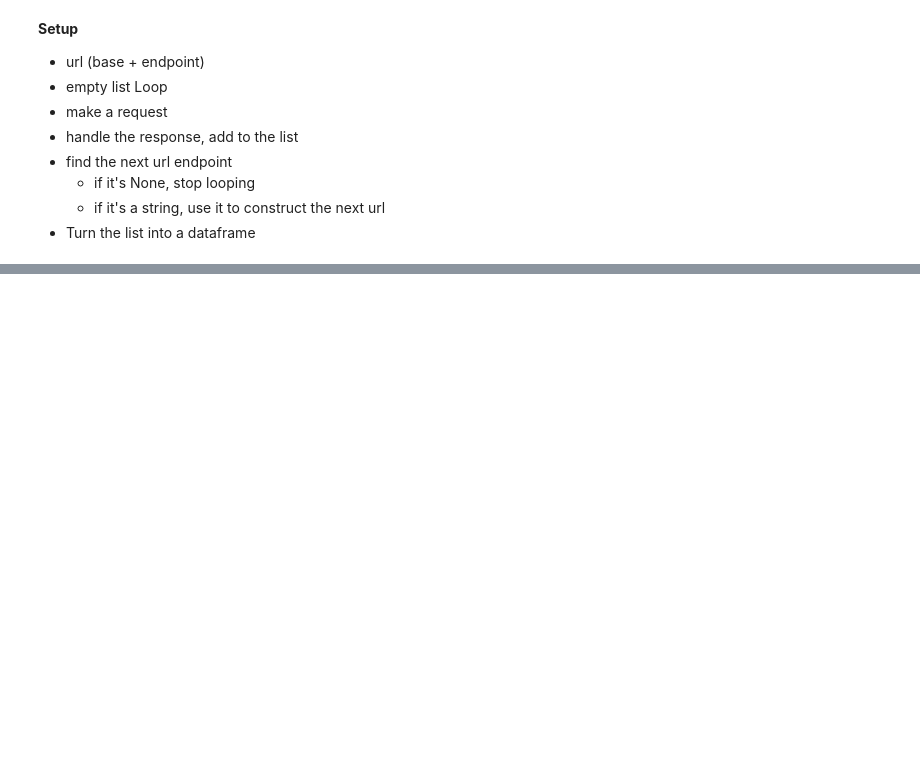
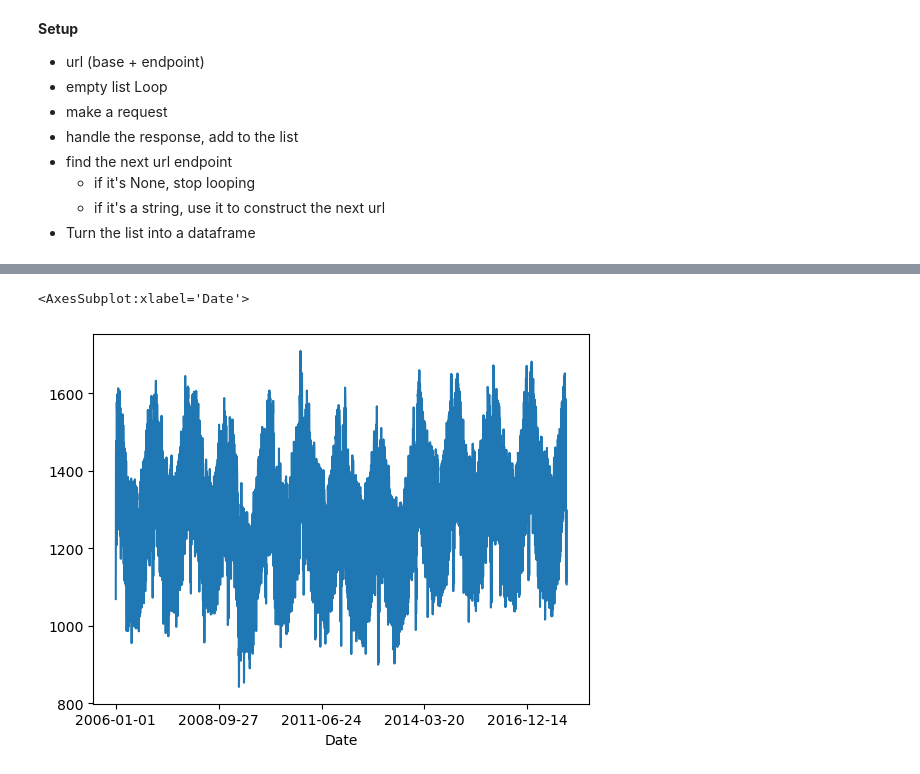
Before and after one commit to lewisalexia/time-series-exercises, a Jupyter notebook: time_series_exercises.ipynb, the cells around one changed output, grey strips where cells are left out. Drawn from its saved outputs; the diff is of its cells as text; code cells hidden in the pictures; blank space fills up the shorter version.

```diff
--- a/time_series_exercises.ipynb
+++ b/time_series_exercises.ipynb
@@ -202,0 +108,4 @@ Save the data in your files to local csv files so that it will be faster to acce
+# %%
+germany = pd.read_csv("https://raw.githubusercontent.com/jenfly/opsd/master/opsd_germany_daily.csv")
+germany = germany.set_index('Date').sort_index()
+germany.head()
@@ -202,0 +120,5 @@ Save the data in your files to local csv files so that it will be faster to acce
+# %%
+germany.Consumption.plot()
+# %% [output]
+<AxesSubplot:xlabel='Date'>
+[figure, added]
```
Also changed, not shown: parts of 21 cells of this notebook.
